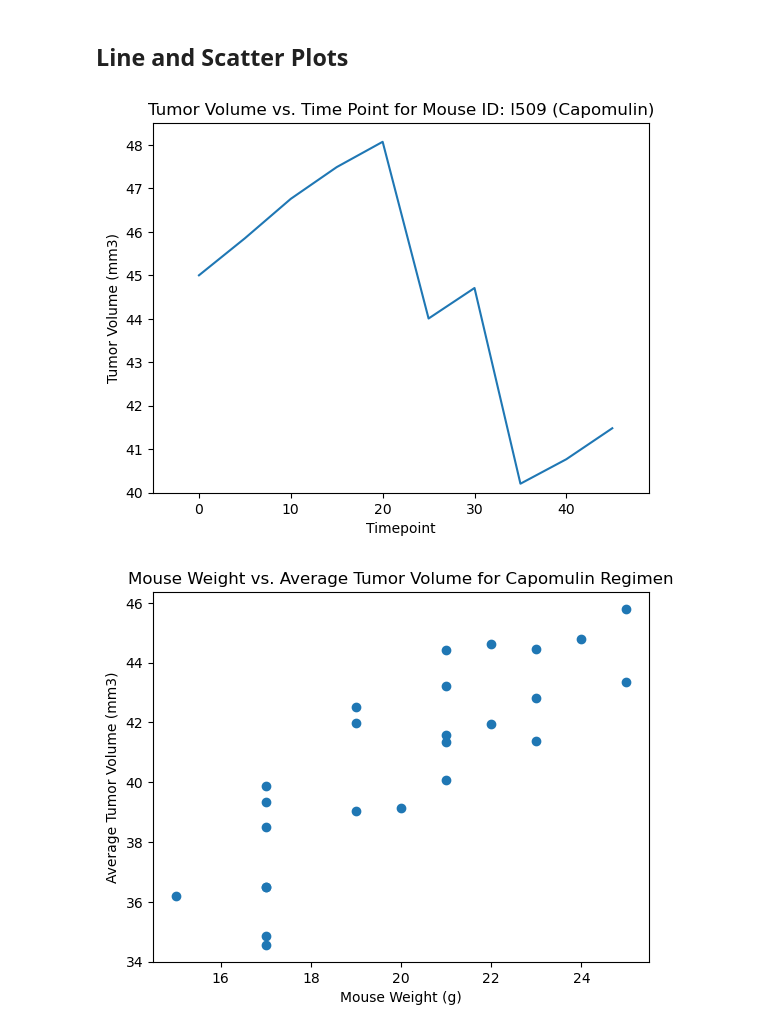
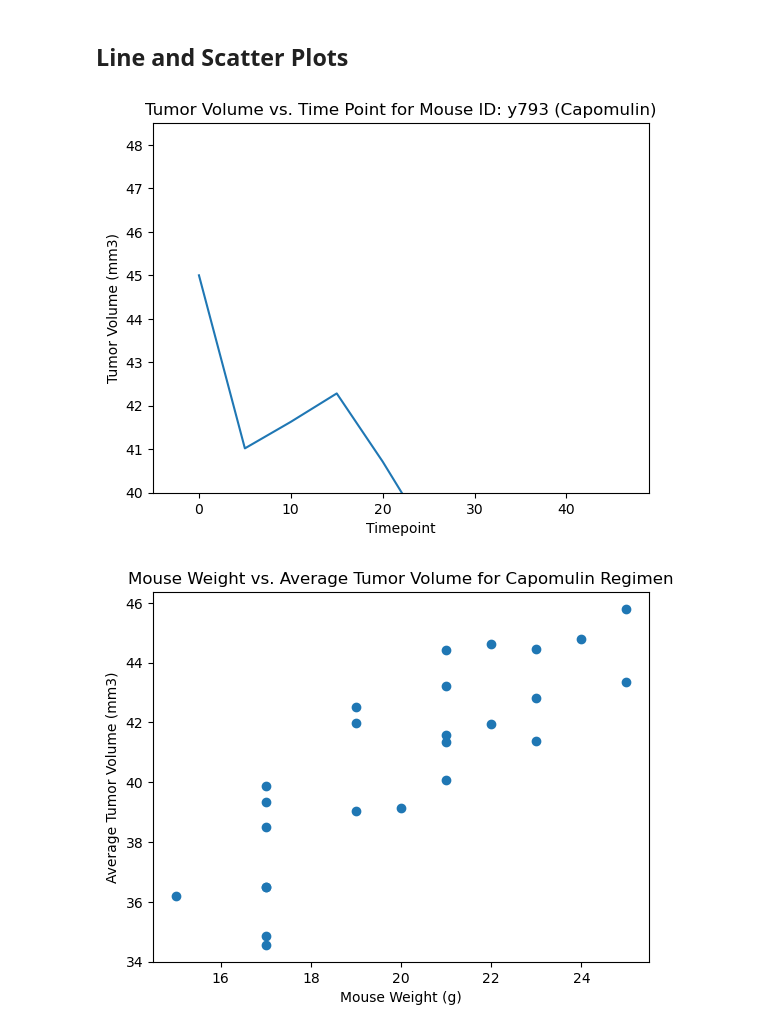
Before and after one commit to Ed2400/Challenge-5, a Jupyter notebook: Challenge 5/Pymaceuticals/pymaceuticals_starter.ipynb, the cells around one changed output. Cells and saved outputs as stored; diff of their text form; code cells hidden in the pictures.

```diff
--- a/Challenge 5/Pymaceuticals/pymaceuticals_starter.ipynb
+++ b/Challenge 5/Pymaceuticals/pymaceuticals_starter.ipynb
@@ -282,17 +282,17 @@ plt.show()
 ## Line and Scatter Plots
 # %%
 # Generate a line plot of tumor volume vs. time point for a single mouse treated with Capomulin
-mouse_id = 'l509'
+mouse_id = 'y793'
 capomulin_data = merge_df.loc[(merge_df['Drug Regimen'] == 'Capomulin') & (merge_df['Mouse ID'] == mouse_id)]
 plt.plot(capomulin_data['Timepoint'], capomulin_data['Tumor Volume (mm3)'])
 plt.xlim(-5, 49)
 plt.ylim(40,48.5)
 plt.xlabel('Timepoint')
 plt.ylabel('Tumor Volume (mm3)')
 plt.title(f"Tumor Volume vs. Time Point for Mouse ID: {mouse_id} (Capomulin)")
 plt.show()
 # %% [output]
-[figure, old version]
+[figure, new version]
 # %%
 # Generate a scatter plot of mouse weight vs. the average observed tumor volume for the entire Capomulin regimen
 capomulin_data = merge_df.loc[merge_df['Drug Regimen'] == 'Capomulin']
```
